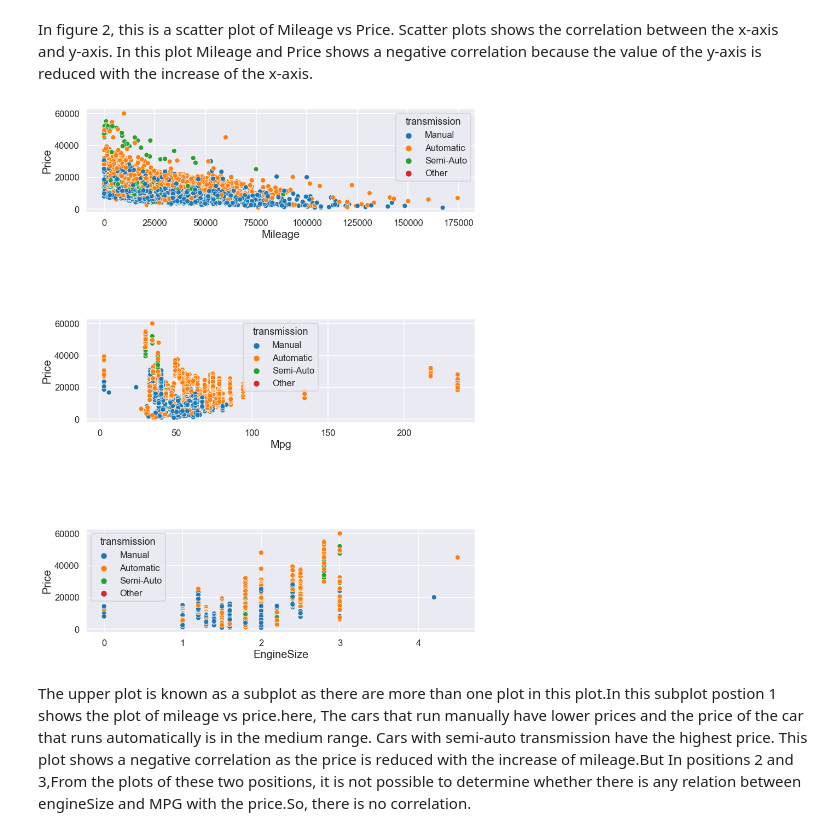
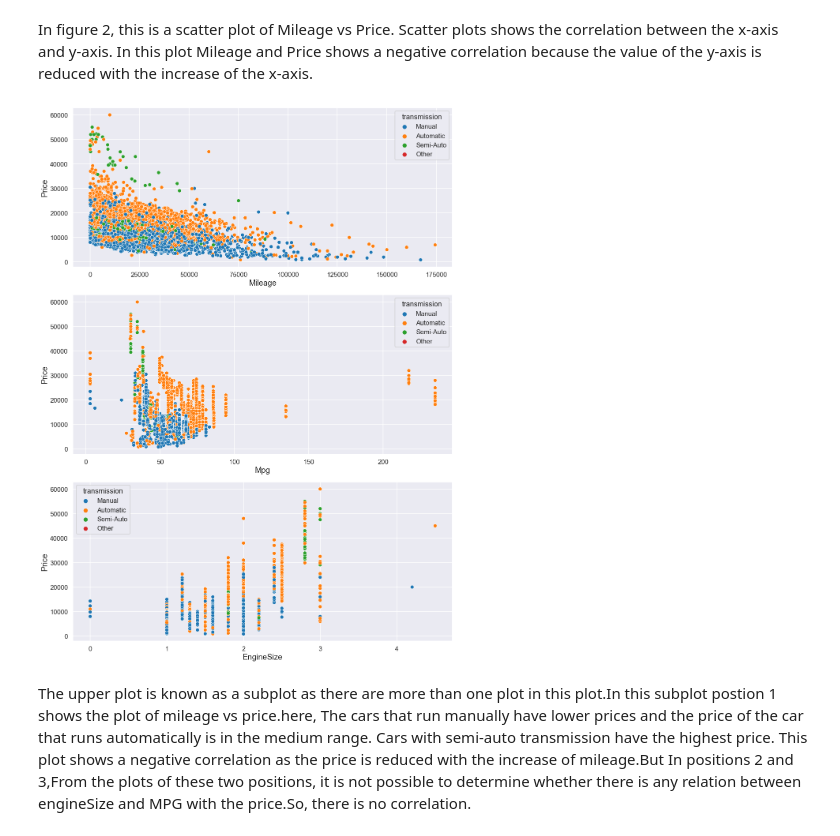
Before and after one commit to Sourish8/toyota_used_car_analysis-, a Jupyter notebook: toyota_used_car_EDA.ipynb, the cells around one changed output. Drawn from its saved outputs; the diff is of its cells as text; code cells hidden in the pictures.

```diff
--- a/toyota_used_car_EDA.ipynb
+++ b/toyota_used_car_EDA.ipynb
@@ -164,31 +164,30 @@ plt.show()
 # %% [markdown]
 In figure 2, this is a scatter plot of Mileage vs Price. Scatter plots shows the correlation between the x-axis and y-axis. In this plot Mileage and Price shows a negative correlation because the value of the y-axis is reduced with the increase of the x-axis.
 # %%
-plt.figure(figsize= (15,18))
+plt.figure(figsize= (15,20))
 
 plt.subplot(3,1,1)
 sns.scatterplot(x = "mileage", y="price", data = df , hue = "transmission")  # "hue" has been used to see the relationship between price and mileage and transmission
 plt.xlabel("Mileage", fontsize = 20)
 plt.ylabel("Price", fontsize = 20)
 
 
 plt.subplot(3,1,2)
 sns.scatterplot(x = "mpg", y="price", data = df, hue = "transmission")
 plt.xlabel("Mpg", fontsize = 20)
 plt.ylabel("Price", fontsize = 20)
 
 plt.subplot(3,1,3)
-sns.scatterplot(x= "engineSize", y="price", data =df, hue = "transmission")
-
+sns.scatterplot(x= "engineSize", y="price", data =df, hue ="transmission")
 plt.xlabel("EngineSize", fontsize = 20)  # used for rename & resize the variable of x-axis.
 plt.ylabel("Price", fontsize = 20)      # used for rename & resize the variable of y-axis.
 
 
-plt.tight_layout(8)  # Padding between the figure edge and the edges of subplots.used to create a gap between two subplots to understand the labeling properly.
+plt.tight_layout()  # Padding between the figure edge and the edges of subplots.used to create a gap between two subplots to understand the labeling properly.
 
 plt.show()
 # %% [output]
-[figure, old version]
+[figure, new version]
 # %% [markdown]
 The upper plot is known as a subplot as there are more than one plot in this plot.In this subplot postion 1 shows the plot of mileage vs price.here, The cars that run manually have lower prices and the price of the car that runs automatically is in the medium range. Cars with semi-auto transmission have the highest price. This plot shows a negative correlation as the price is reduced with the increase of mileage.But In positions 2 and 3,From the plots of these two positions, it is not possible to determine whether there is any relation between engineSize and MPG with the price.So, there is no correlation.
 # %%
```
Also changed, not shown: parts of 16 cells of this notebook.
